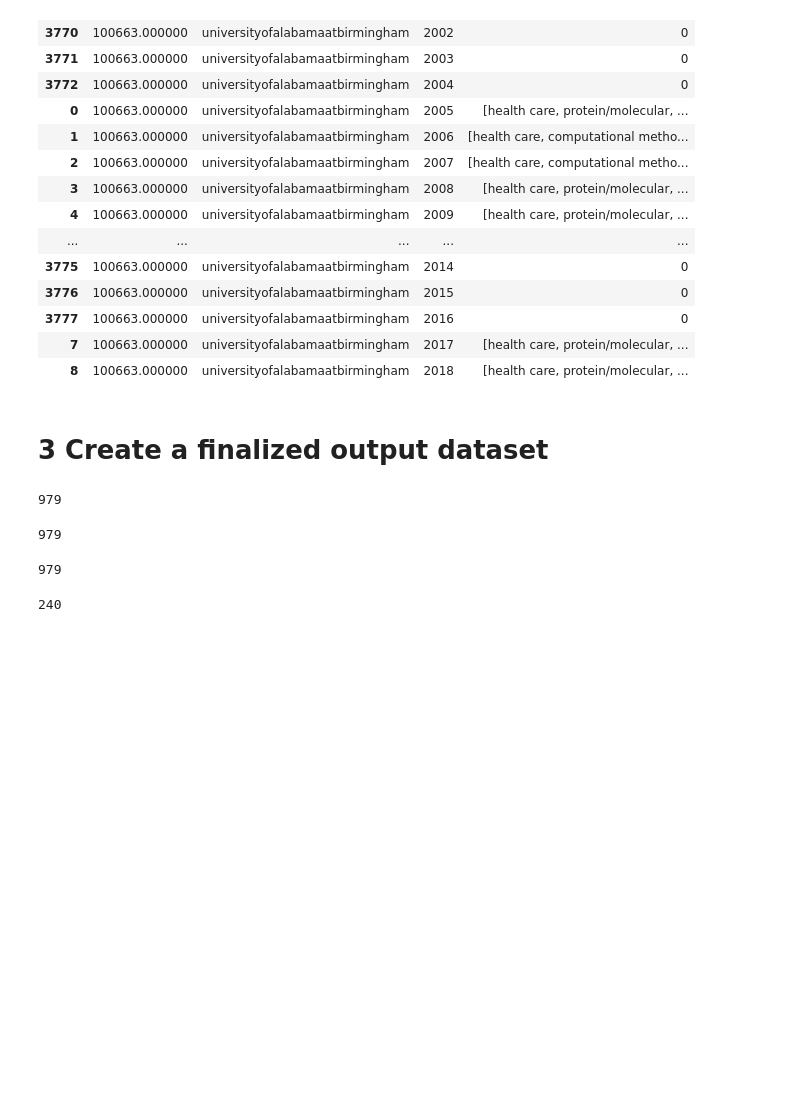
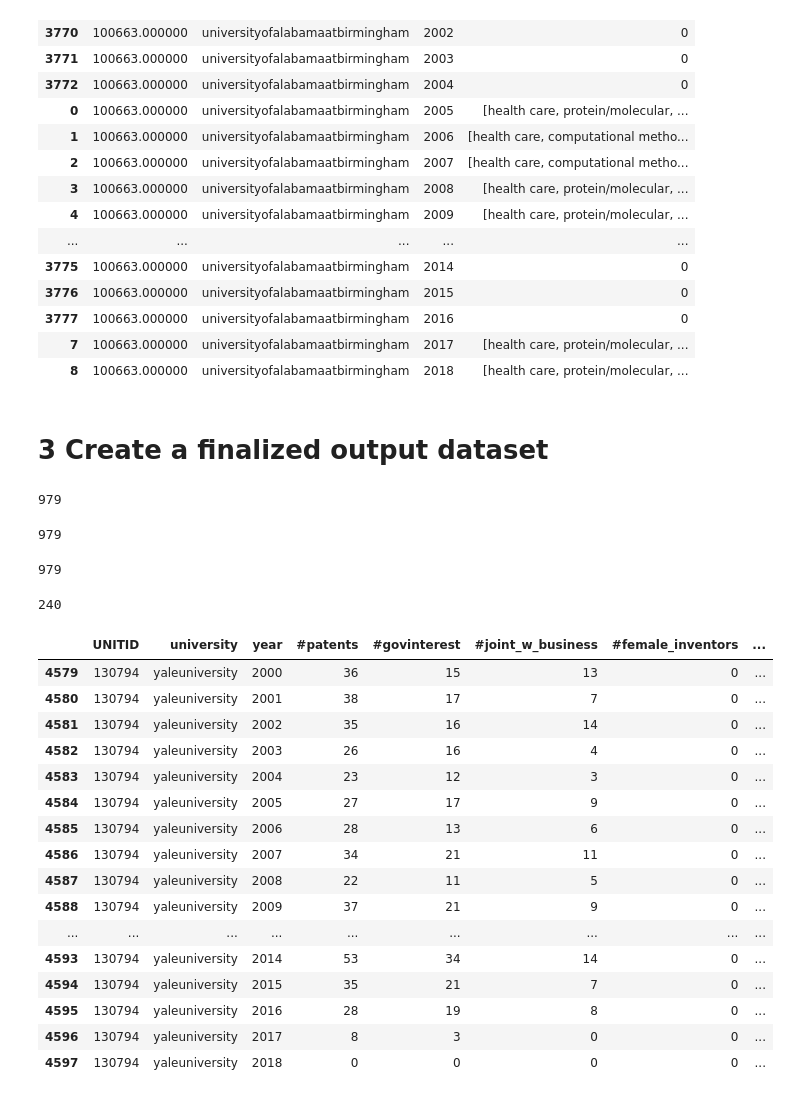
Before and after one commit to el2727/NCSES_class, a Jupyter notebook: NCSES_class_PatentsView_and_FedRePorter_to_IPEDS.ipynb, the cells around one changed output. Cells and saved outputs as stored; diff of their text form; code cells hidden in the pictures; blank space fills up the shorter version.

```diff
--- a/NCSES_class_PatentsView_and_FedRePorter_to_IPEDS.ipynb
+++ b/NCSES_class_PatentsView_and_FedRePorter_to_IPEDS.ipynb
@@ -1896,3 +1922,23 @@ finalized_dataset.university.nunique()
 240
 # %%
 finalized_dataset[['#patents','#govinterest','#joint_w_business','#female_inventors','#unique_inventors','#grants']] = finalized_dataset[['#patents','#govinterest','#joint_w_business','#female_inventors','#unique_inventors','#grants']].astype(int)
+# %%
+finalized_dataset[finalized_dataset['university'] == 'yaleuniversity']
+# %% [output]
+|  | UNITID | university | year | #patents | #govinterest | #joint_w_business | #female_inventors | ... |
+| 4579 | 130794 | yaleuniversity | 2000 | 36 | 15 | 13 | 0 | ... |
+| 4580 | 130794 | yaleuniversity | 2001 | 38 | 17 | 7 | 0 | ... |
+| 4581 | 130794 | yaleuniversity | 2002 | 35 | 16 | 14 | 0 | ... |
+| 4582 | 130794 | yaleuniversity | 2003 | 26 | 16 | 4 | 0 | ... |
+| 4583 | 130794 | yaleuniversity | 2004 | 23 | 12 | 3 | 0 | ... |
+| 4584 | 130794 | yaleuniversity | 2005 | 27 | 17 | 9 | 0 | ... |
+| 4585 | 130794 | yaleuniversity | 2006 | 28 | 13 | 6 | 0 | ... |
+| 4586 | 130794 | yaleuniversity | 2007 | 34 | 21 | 11 | 0 | ... |
+| 4587 | 130794 | yaleuniversity | 2008 | 22 | 11 | 5 | 0 | ... |
+| 4588 | 130794 | yaleuniversity | 2009 | 37 | 21 | 9 | 0 | ... |
+| ... | ... | ... | ... | ... | ... | ... | ... | ... |
+| 4593 | 130794 | yaleuniversity | 2014 | 53 | 34 | 14 | 0 | ... |
+| 4594 | 130794 | yaleuniversity | 2015 | 35 | 21 | 7 | 0 | ... |
+| 4595 | 130794 | yaleuniversity | 2016 | 28 | 19 | 8 | 0 | ... |
+| 4596 | 130794 | yaleuniversity | 2017 | 8 | 3 | 0 | 0 | ... |
+| 4597 | 130794 | yaleuniversity | 2018 | 0 | 0 | 0 | 0 | ... |
```
Also changed, not shown: parts of 31 cells of this notebook.
